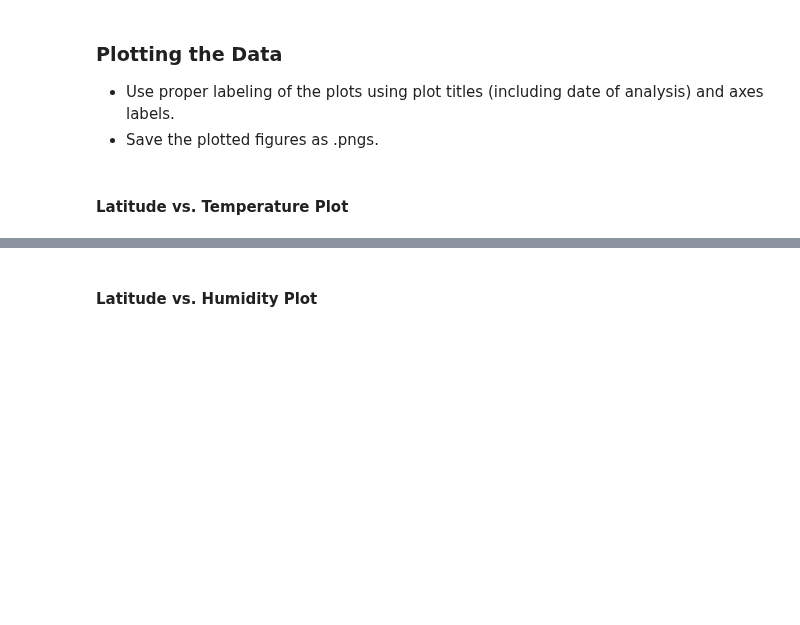
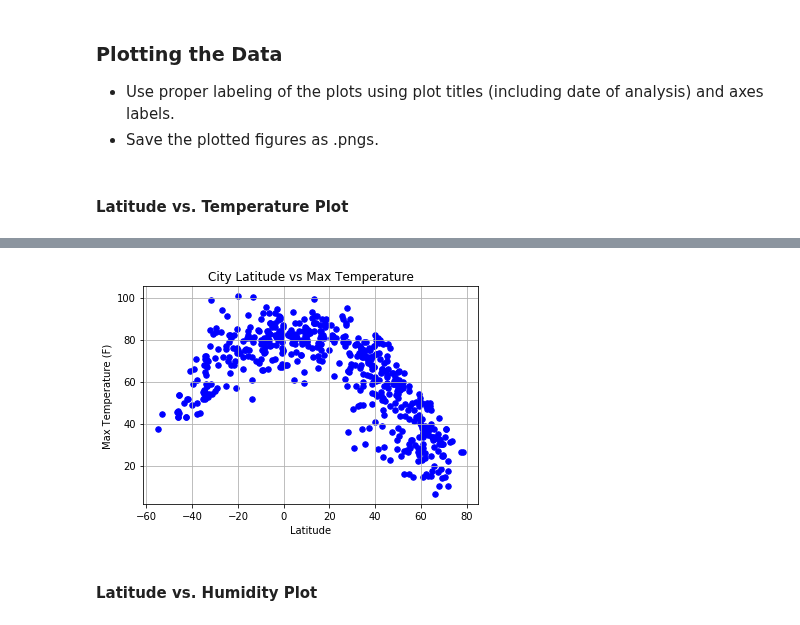
Before and after one commit to john-stromberg/python-api-challenge, a Jupyter notebook: WeatherPy/WeatherPy.ipynb, the cells around one changed output, grey strips where cells are left out. Saved outputs shown, nothing was run; the diff lists cells and outputs as text; code cells hidden in the pictures; blank space fills up the shorter version.

```diff
--- a/WeatherPy/WeatherPy.ipynb
+++ b/WeatherPy/WeatherPy.ipynb
@@ -57,15 +57,15 @@ url="http://api.openweathermap.org/data/2.5/weather?unitsImperial&APPID="+api_ke
 # %%
-temperature= []
-humidity= []
-cloudiness= []
-wind_speed= []
-latitude= []
-longitude= []
 name= []
-country= []
-date= []
+cloudiness = []
+country = []
+date = []
+humidity = []
+temperature = []
+latitude = []
+longitude = []
+wind_speed = []
 
-counter= 1
+counter = 0
 
 print("Beginning Data Retreival")
 print("----------------------------")
@@ -83,11 +83,9 @@ for city in cities:
         longitude.append(response["coord"]["lon"])
         wind_speed.append(response["wind"]["speed"])
         record = response["name"]
-        print("Processing Record {counter} | {record}")
+        counter = counter + 1
+        print(f"Processing Record {counter} of Set 1 | {city}")
         print(f"{url}&q={city}")
-
-        counter = counter + 1
-
     except:
         print("City not found. Skipping...")
     continue
@@ -119,0 +114,5 @@ dtype: int64
+# %%
+weather_data = {"City": name, "Cloudiness": cloudiness, "Country": country, "Date": date, "Humidity": humidity,
+               "Lat": latitude, "Lng": longitude, "Max Temp": temperature, "Wind Speed": wind_speed}
+weather_dataframe = pd.DataFrame(weather_data)
+weather_dataframe.count()
@@ -129,3 +146,12 @@ dtype: int64
+# %%
+plt.scatter(weather_data["Lat"], weather_data["Max Temp"], marker = "o", color= "blue", s=30)
+plt.title("City Latitude vs Max Temperature")
+plt.xlabel("Latitude")
+plt.ylabel("Max Temperature (F)")
+plt.grid()
+plt.show()
+# %% [output]
+[figure, added]
 # %% [markdown]
 #### Latitude vs. Humidity Plot
 # %%
```
Also changed, not shown: parts of 8 cells of this notebook, 1 other file.
